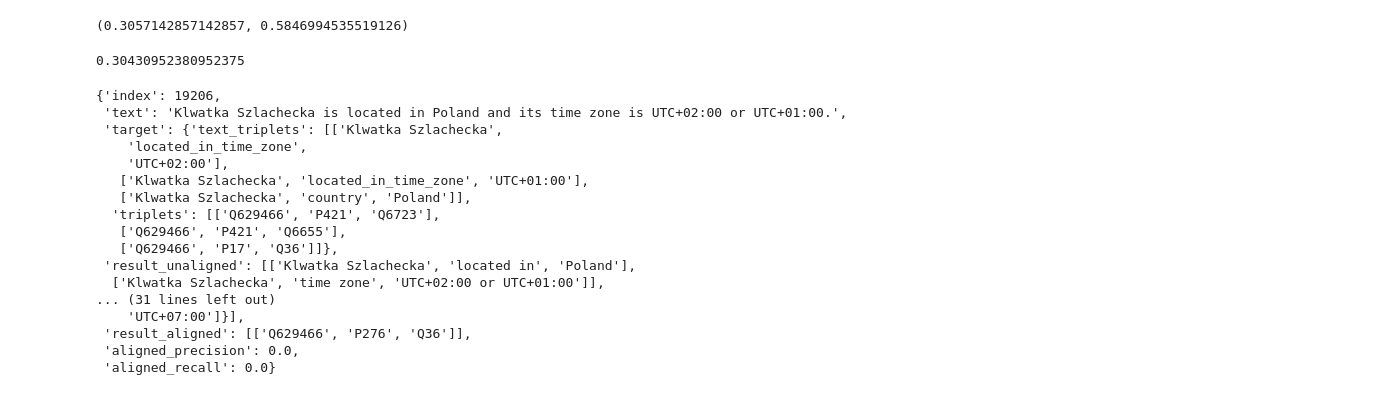
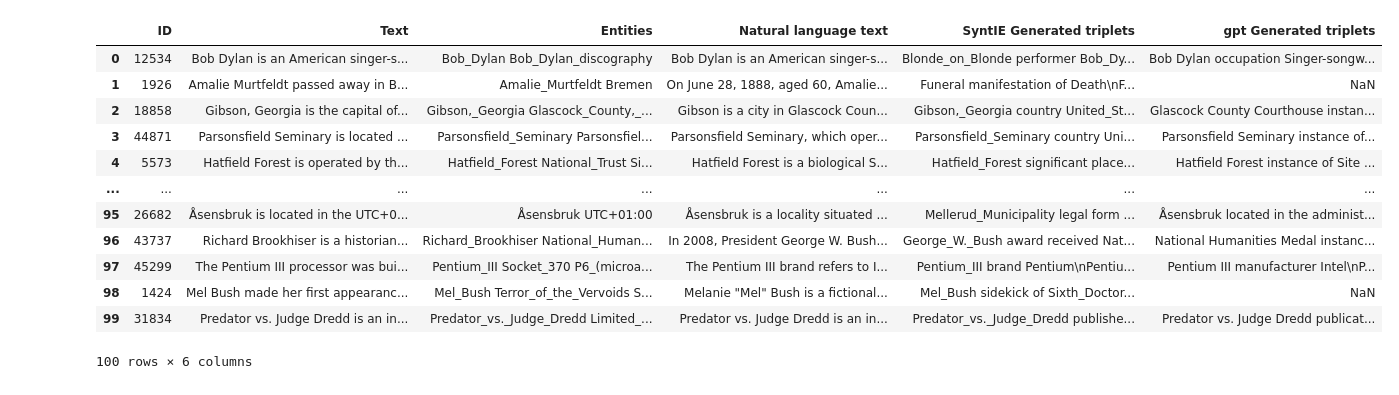
Before and after one commit to screemix/Wikontic, a Jupyter notebook: synthie-tests.ipynb, the cells around one changed output. Drawn from its saved outputs; the diff is of its cells as text; code cells hidden in the pictures.

```diff
--- a/synthie-tests.ipynb
+++ b/synthie-tests.ipynb
@@ -611,38 +0,0 @@ micro_recall(result_ids, target_ids), micro_precision(result_ids, target_ids)
-# %%
-result_ids = []
-target_ids = []
-
-for r in res:
-    result_ids.append([tuple(elem) for elem in r["result_aligned"]])
-    target_ids.append([tuple(elem) for elem in r["target"]['triplets']] )
-
-micro_recall(result_ids, target_ids), micro_precision(result_ids, target_ids)
-# %% [output]
-(0.3057142857142857, 0.5846994535519126)
-# %%
-aligned_recall = 0
-for r in res:
-    aligned_recall += r["aligned_recall"]
-aligned_recall/len(res)
-# %% [output]
-0.30430952380952375
-# %%
-r
-# %% [output]
-{'index': 19206,
- 'text': 'Klwatka Szlachecka is located in Poland and its time zone is UTC+02:00 or UTC+01:00.',
- 'target': {'text_triplets': [['Klwatka Szlachecka',
-    'located_in_time_zone',
-    'UTC+02:00'],
-   ['Klwatka Szlachecka', 'located_in_time_zone', 'UTC+01:00'],
-   ['Klwatka Szlachecka', 'country', 'Poland']],
-  'triplets': [['Q629466', 'P421', 'Q6723'],
-   ['Q629466', 'P421', 'Q6655'],
-   ['Q629466', 'P17', 'Q36']]},
- 'result_unaligned': [['Klwatka Szlachecka', 'located in', 'Poland'],
-  ['Klwatka Szlachecka', 'time zone', 'UTC+02:00 or UTC+01:00']],
-... (31 lines left out)
-    'UTC+07:00']}],
- 'result_aligned': [['Q629466', 'P276', 'Q36']],
- 'aligned_precision': 0.0,
- 'aligned_recall': 0.0}
@@ -652,0 +20,19 @@ r
+# %%
+import pandas as pd
+
+df = pd.read_csv('assessment_100_samples_from_test_small.csv', index_col=0)
+df
+# %% [output]
+|  | ID | Text | Entities | Natural language text | SyntIE Generated triplets | gpt Generated triplets |
+| 0 | 12534 | Bob Dylan is an American singer-s... | Bob_Dylan Bob_Dylan_discography | Bob Dylan is an American singer-s... | Blonde_on_Blonde performer Bob_Dy... | Bob Dylan occupation Singer-songw... |
+| 1 | 1926 | Amalie Murtfeldt passed away in B... | Amalie_Murtfeldt Bremen | On June 28, 1888, aged 60, Amalie... | Funeral manifestation of Death\nF... | NaN |
+| 2 | 18858 | Gibson, Georgia is the capital of... | Gibson,_Georgia Glascock_County,_... | Gibson is a city in Glascock Coun... | Gibson,_Georgia country United_St... | Glascock County Courthouse instan... |
+| 3 | 44871 | Parsonsfield Seminary is located ... | Parsonsfield_Seminary Parsonsfiel... | Parsonsfield Seminary, which oper... | Parsonsfield_Seminary country Uni... | Parsonsfield Seminary instance of... |
+| 4 | 5573 | Hatfield Forest is operated by th... | Hatfield_Forest National_Trust Si... | Hatfield Forest is a biological S... | Hatfield_Forest significant place... | Hatfield Forest instance of Site ... |
+| ... | ... | ... | ... | ... | ... | ... |
+| 95 | 26682 | Åsensbruk is located in the UTC+0... | Åsensbruk UTC+01:00 | Åsensbruk is a locality situated ... | Mellerud_Municipality legal form ... | Åsensbruk located in the administ... |
+| 96 | 43737 | Richard Brookhiser is a historian... | Richard_Brookhiser National_Human... | In 2008, President George W. Bush... | George_W._Bush award received Nat... | National Humanities Medal instanc... |
+| 97 | 45299 | The Pentium III processor was bui... | Pentium_III Socket_370 P6_(microa... | The Pentium III brand refers to I... | Pentium_III brand Pentium\nPentiu... | Pentium III manufacturer Intel\nP... |
+| 98 | 1424 | Mel Bush made her first appearanc... | Mel_Bush Terror_of_the_Vervoids S... | Melanie "Mel" Bush is a fictional... | Mel_Bush sidekick of Sixth_Doctor... | NaN |
+| 99 | 31834 | Predator vs. Judge Dredd is an in... | Predator_vs._Judge_Dredd Limited_... | Predator vs. Judge Dredd is an in... | Predator_vs._Judge_Dredd publishe... | Predator vs. Judge Dredd publicat... |
+100 rows × 6 columns
```
Also changed, not shown: parts of 90 cells of this notebook, 1 other file.
